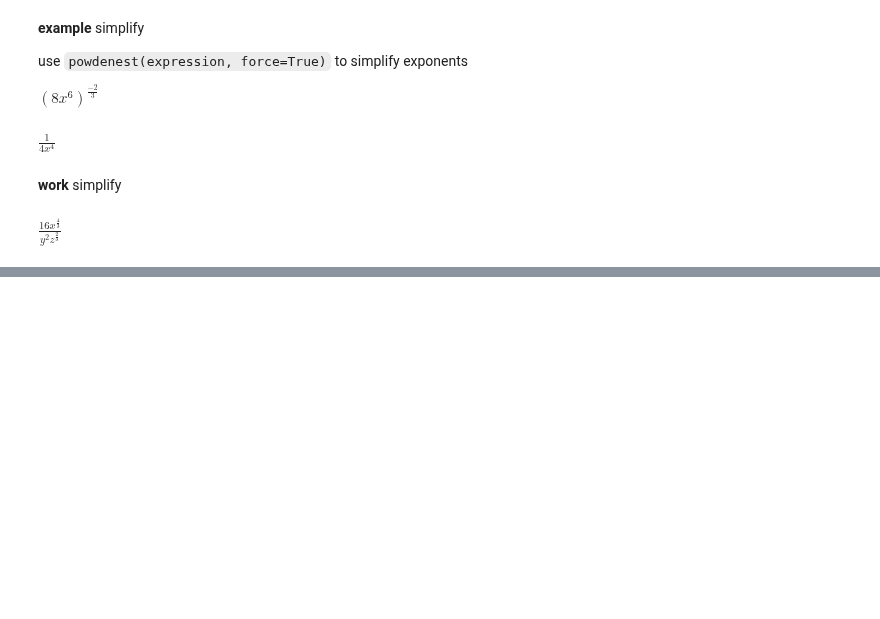
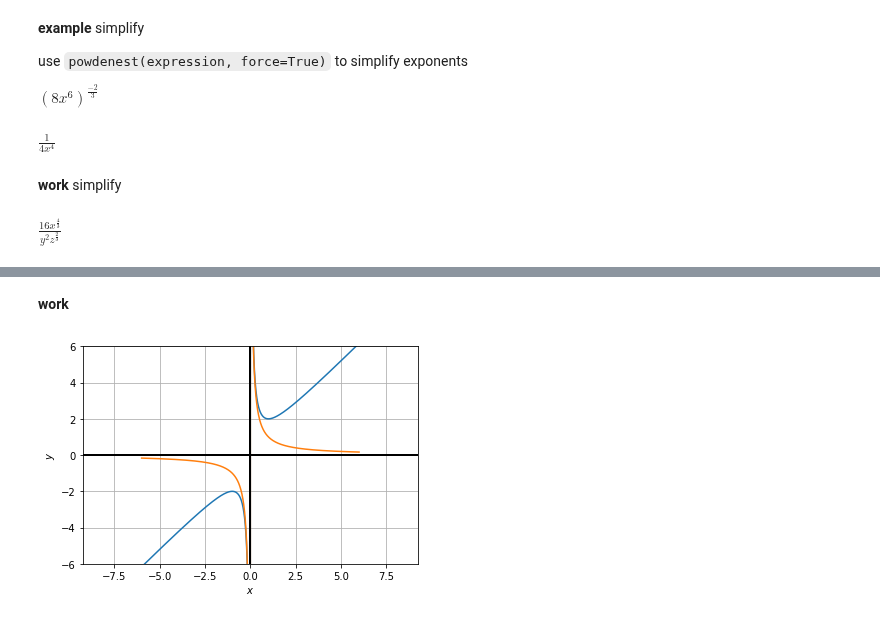
Before and after one commit to geraldwenzel/math_notebooks, a Jupyter notebook: math.ipynb, the cells around one changed output, grey strips where cells are left out. Cells and saved outputs as stored; diff of their text form; code cells hidden in the pictures; blank space fills up the shorter version.

```diff
--- a/math.ipynb
+++ b/math.ipynb
@@ -175,0 +212,25 @@ $\displaystyle \frac{16 x^{\frac{4}{3}}}{y^{2} z^{\frac{2}{3}}}$
+# %% [markdown]
+**work**
+# %%
+x_min = -6
+x_max = 6
+
+x_coords = np.linspace(x_min, x_max, 1000)
+x_coords = x_coords[x_coords != 0] # remove 0
+
+y_coords = [x_coord + 1/x_coord for x_coord in x_coords]
+y_coords2 = [1/x_coord for x_coord in x_coords]
+
+plt.plot(x_coords, y_coords)
+plt.plot(x_coords, y_coords2)
+
+plt.axis('equal')
+plt.grid()
+plt.xlabel('$x$')
+plt.ylabel('$y$')
+plt.axhline(0, color='black', lw=2)
+plt.ylim(-6,6)
+plt.xlim(x_min, x_max)
+_=plt.axvline(0, color='black', lw=2)
+# %% [output]
+[figure, added]
```
Also changed, not shown: parts of 3 cells of this notebook.
